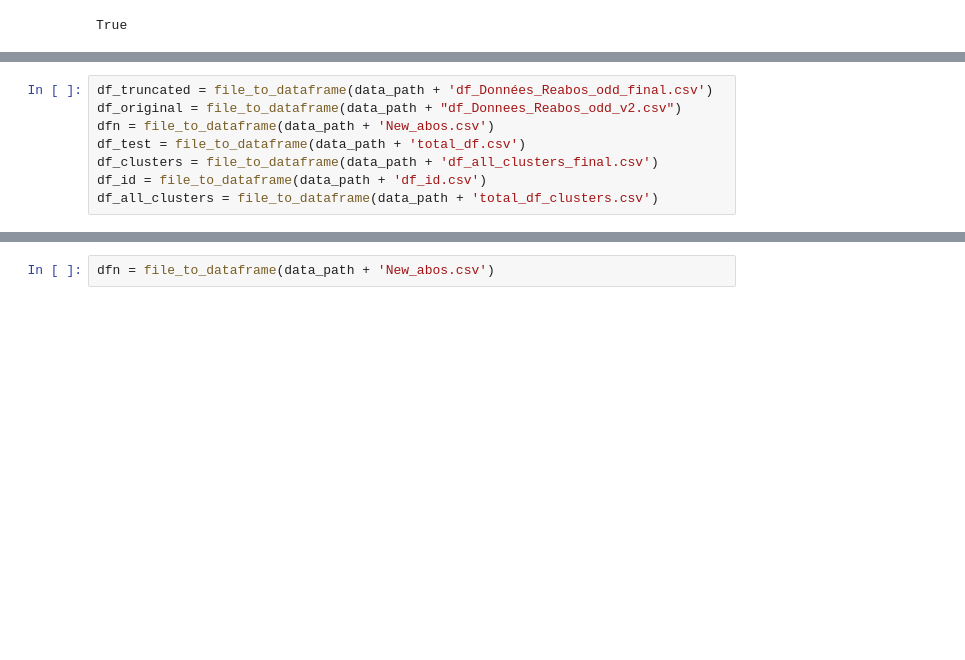
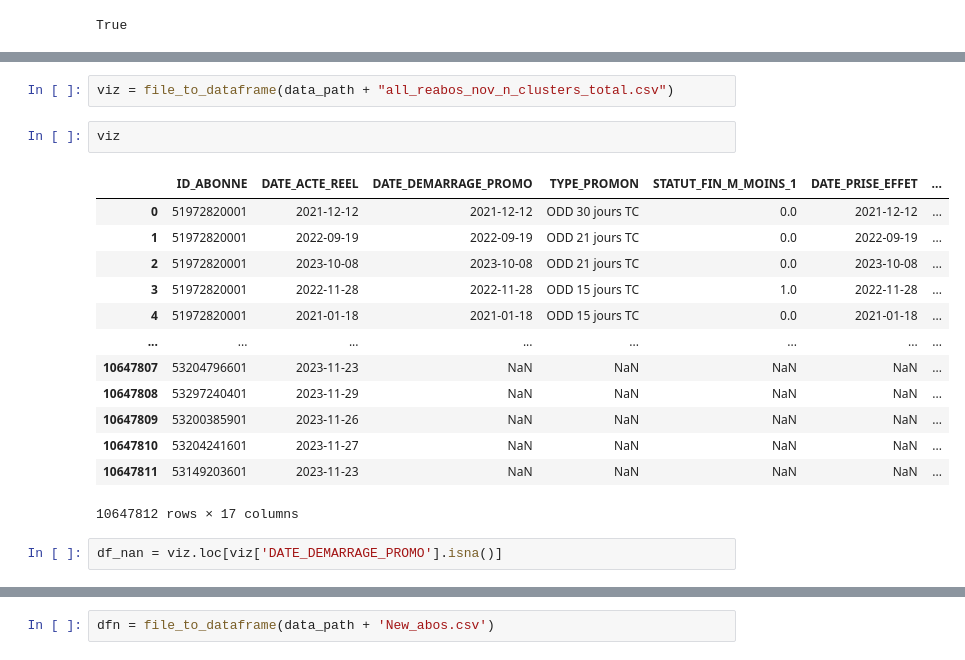
Before and after one commit to Statapp-CANAL/Statapp-CANAL, a Jupyter notebook: Data_operations/antoine.ipynb, the cells around one changed output, grey strips where cells are left out. Saved outputs shown, nothing was run; the diff lists cells and outputs as text; blank space fills up the shorter version.

```diff
--- a/Data_operations/antoine.ipynb
+++ b/Data_operations/antoine.ipynb
@@ -48,10 +56,22 @@ upload_new_df_clusters(data_path)
 # %% [output]
 True
-# %%
-df_truncated = file_to_dataframe(data_path + 'df_Données_Reabos_odd_final.csv')
-df_original = file_to_dataframe(data_path + "df_Donnees_Reabos_odd_v2.csv")
-dfn = file_to_dataframe(data_path + 'New_abos.csv')
-df_test = file_to_dataframe(data_path + 'total_df.csv')
-df_clusters = file_to_dataframe(data_path + 'df_all_clusters_final.csv')
-df_id = file_to_dataframe(data_path + 'df_id.csv')
-df_all_clusters = file_to_dataframe(data_path + 'total_df_clusters.csv')
+# %%
+viz = file_to_dataframe(data_path + "all_reabos_nov_n_clusters_total.csv")
+# %%
+viz
+# %% [output]
+|  | ID_ABONNE | DATE_ACTE_REEL | DATE_DEMARRAGE_PROMO | TYPE_PROMON | STATUT_FIN_M_MOINS_1 | DATE_PRISE_EFFET | ... |
+| 0 | 51972820001 | 2021-12-12 | 2021-12-12 | ODD 30 jours TC | 0.0 | 2021-12-12 | ... |
+| 1 | 51972820001 | 2022-09-19 | 2022-09-19 | ODD 21 jours TC | 0.0 | 2022-09-19 | ... |
+| 2 | 51972820001 | 2023-10-08 | 2023-10-08 | ODD 21 jours TC | 0.0 | 2023-10-08 | ... |
+| 3 | 51972820001 | 2022-11-28 | 2022-11-28 | ODD 15 jours TC | 1.0 | 2022-11-28 | ... |
+| 4 | 51972820001 | 2021-01-18 | 2021-01-18 | ODD 15 jours TC | 0.0 | 2021-01-18 | ... |
+| ... | ... | ... | ... | ... | ... | ... | ... |
+| 10647807 | 53204796601 | 2023-11-23 | NaN | NaN | NaN | NaN | ... |
+| 10647808 | 53297240401 | 2023-11-29 | NaN | NaN | NaN | NaN | ... |
+| 10647809 | 53200385901 | 2023-11-26 | NaN | NaN | NaN | NaN | ... |
+| 10647810 | 53204241601 | 2023-11-27 | NaN | NaN | NaN | NaN | ... |
+| 10647811 | 53149203601 | 2023-11-23 | NaN | NaN | NaN | NaN | ... |
+10647812 rows × 17 columns
+# %%
+df_nan = viz.loc[viz['DATE_DEMARRAGE_PROMO'].isna()]
```
Also changed, not shown: parts of 6 cells of this notebook, 2 other files.
